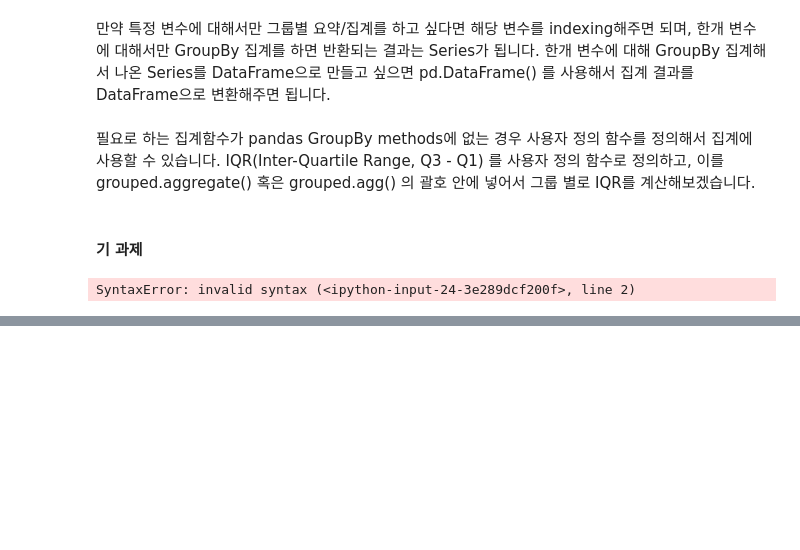
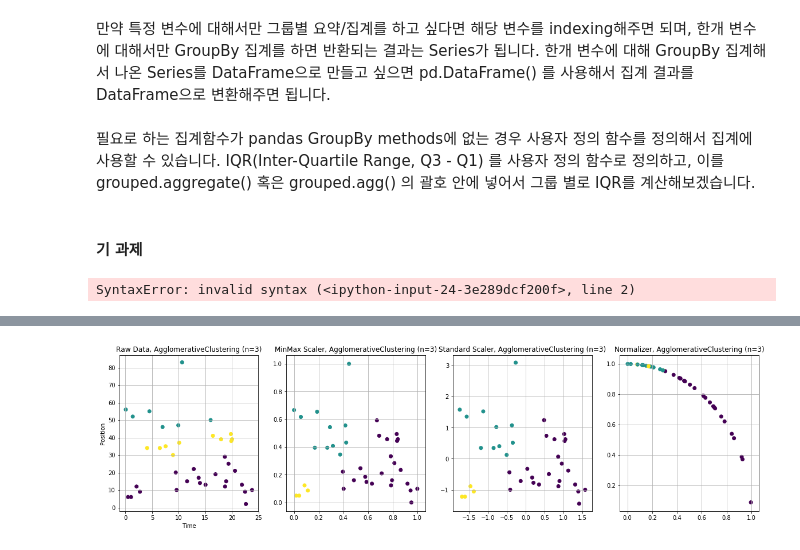
Before and after one commit to mchoimis/-, a Jupyter notebook: test-pandas.ipynb, the cells around one changed output, grey strips where cells are left out. Saved outputs shown, nothing was run; the diff lists cells and outputs as text; code cells hidden in the pictures; blank space fills up the shorter version.

```diff
--- a/test-pandas.ipynb
+++ b/test-pandas.ipynb
@@ -600,0 +725,46 @@ plt.scatter(X[:, 0], X[:, 1])
+# %%
+#
+agg3 = AgglomerativeClustering(n_clusters=3)
+agg3.fit(X1)
+assignments = agg3.labels_
+
+plt.figure(figsize=(20, 5))
+plt.subplot(1, 4, 1)
+plt.scatter(X1[:, 0], X1[:, 1], c=agg3.labels_)
+plt.xlabel("Time"); plt.ylabel("Position")
+plt.grid()
+plt.title("Raw Data, AgglomerativeClustering (n=3)")
+
+#
+agg3mm = AgglomerativeClustering(n_clusters=3)
+agg3mm.fit(X1_mm)
+assignments3mm = agg3mm.labels_
+
+plt.subplot(1, 4, 2)
+plt.scatter(X1_mm[:, 0], X1_mm[:, 1], c=agg3mm.labels_)
+plt.grid()
+plt.title("MinMax Scaler, AgglomerativeClustering (n=3)")
+
+#
+agg3st = AgglomerativeClustering(n_clusters=3)
+agg3st.fit(X1_st)
+assignments3st = agg3st.labels_
+
+plt.subplot(1, 4, 3)
+plt.scatter(X1_st[:, 0], X1_st[:, 1], c=agg3st.labels_)
+plt.grid()
+plt.title("Standard Scaler, AgglomerativeClustering (n=3)")
+
+#
+agg3norm = AgglomerativeClustering(n_clusters=3)
+agg3norm.fit(X1_st)
+assignments3norm = agg3norm.labels_
+
+plt.subplot(1, 4, 4)
+plt.scatter(X1_norm[:, 0], X1_norm[:, 1], c=agg3norm.labels_)
+plt.grid()
+plt.title("Normalizer, AgglomerativeClustering (n=3)")
+
+plt.show()
+# %% [output]
+[figure, added]
```
Also changed, not shown: parts of 20 cells of this notebook.
